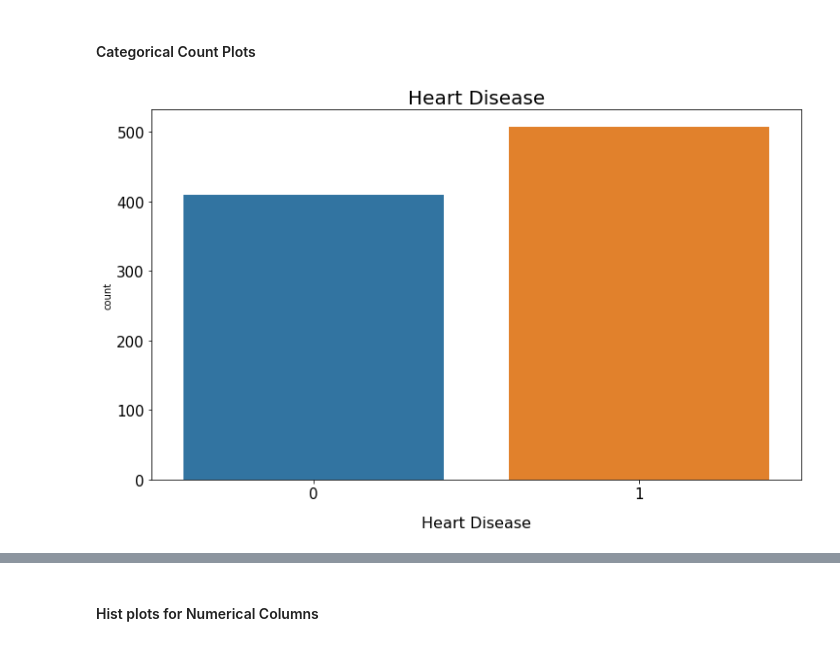
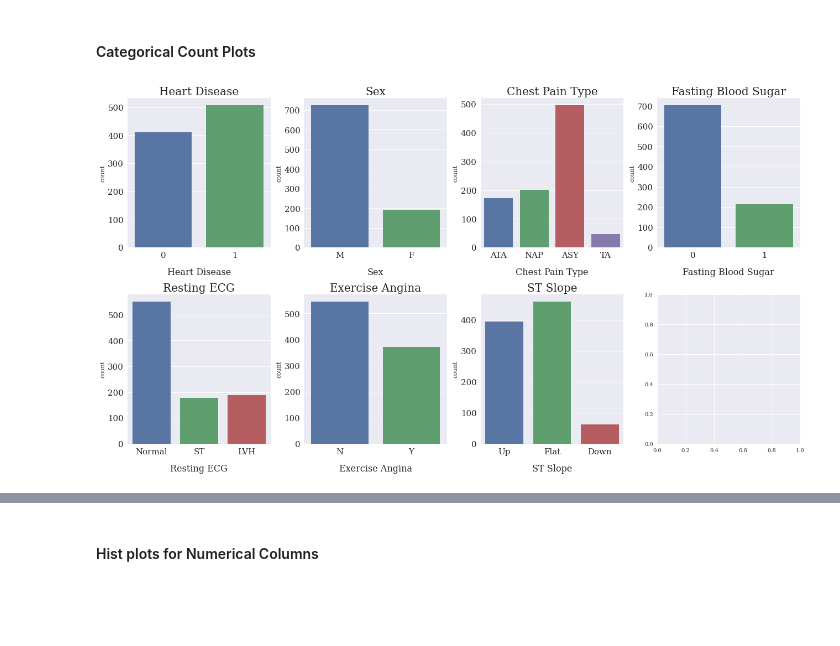
Before and after one commit to rvtovar/Heart_Disease, a Jupyter notebook: Heart_Disease.ipynb, the cells around one changed output, grey strips where cells are left out. Cells and saved outputs as stored; diff of their text form; code cells hidden in the pictures; blank space fills up the shorter version.

Commit message:
created one plot for exploratory univariate plots

```diff
--- a/Heart_Disease.ipynb
+++ b/Heart_Disease.ipynb
@@ -197,5 +197,10 @@ HeartDisease        0
 dtype: int64
 # %% [markdown]
 ### Univariate Visualizations
+# %%
+# Setting up Default Settings for plots
+sns.set_context('talk')
+plt.style.use(['bmh', 'seaborn'])
+plt.rcParams['font.family'] = 'serif'
 # %% [markdown]
 #### Categorical Count Plots
@@ -209,5 +207,16 @@ def createCountPlot(x, df, title):
 # %%
- # The Count of heart disease,
-createCountPlot('HeartDisease', heart_df, 'Heart Disease')
+fig, axes = plt.subplots(2,4, figsize=(18,10))
+
+axes = axes.ravel()
+cols = ['HeartDisease', 'Sex', 'ChestPainType','FastingBS', 'RestingECG','ExerciseAngina', 'ST_Slope']
+titles = ['Heart Disease', 'Sex', 'Chest Pain Type', "Fasting Blood Sugar", 'Resting ECG', "Exercise Angina", 'ST Slope']
+
+for i, col in enumerate(cols):
+    sns.countplot(data=heart_df, x=col, ax=axes[i])
+    axes[i].set_title(f"{titles[i]}",fontsize='20')
+    axes[i].tick_params(axis = 'both', which = 'major', labelsize = 15)
+    axes[i].set_xlabel(titles[i], fontsize=16, labelpad=15)
+
+plt.tight_layout()
 # %% [output]
-[figure, old version]
+[figure, new version]
```
Also changed, not shown: parts of 17 cells of this notebook.
